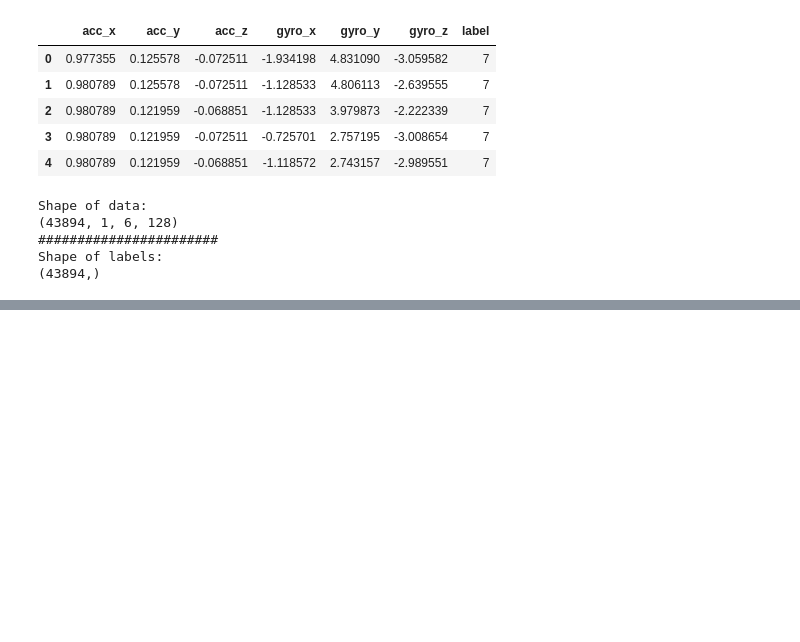
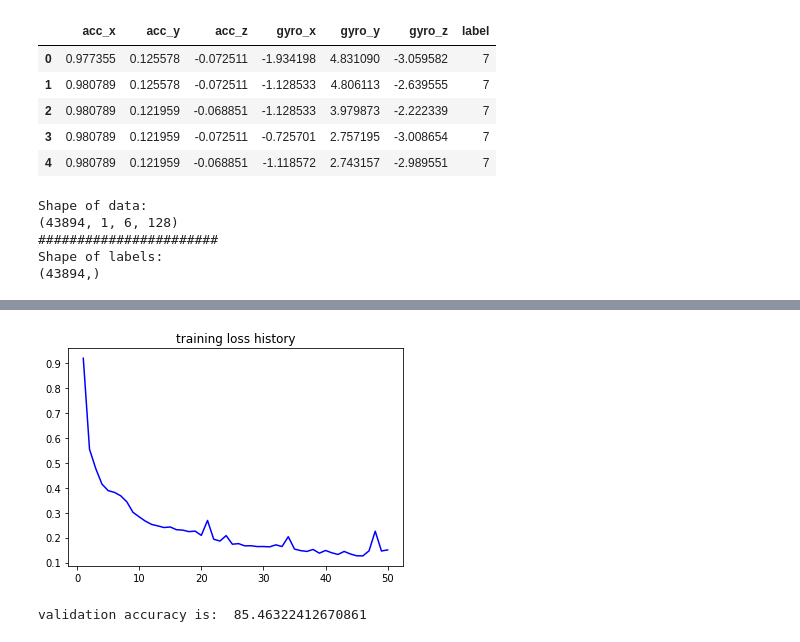
Before and after one commit to TtttttH/COM6911-Team-Juliet, a Jupyter notebook: CNN/CNN_USCHAD.ipynb, the cells around one changed output, grey strips where cells are left out. Drawn from its saved outputs; the diff is of its cells as text; code cells hidden in the pictures; blank space fills up the shorter version.

```diff
--- a/CNN/CNN_USCHAD.ipynb
+++ b/CNN/CNN_USCHAD.ipynb
@@ -135,31 +135,37 @@ class CNN(nn.Module):
 model = CNN().to(device)
 # %%
 # hyperparameters
-epoches = 7
-lr = 0.0001
+epoches = 50
+lr = 0.01
 criterion = nn.CrossEntropyLoss()
-optimizer = optim.SGD(model.parameters(),lr=lr, weight_decay=0.0001)
+optimizer = optim.SGD(model.parameters(),lr=lr, weight_decay=0.0001,momentum = 0.8)
 # %%
 # training
 loss_list = []
 for epoch in range(epoches):
     acc = 0
+    correct = 0
+    total = 0
+    loss_num = 0
+    runtime_loss = 0
     for (imgs,labels) in train_loader:
         imgs = imgs.reshape(len(imgs),1,32,24)
-
         imgs = imgs.to(device)
         labels = labels.type(torch.LongTensor)
         labels = labels.to(device)
+        optimizer.zero_grad()
         outputs = model(imgs)
         loss = criterion(outputs, labels)
-        loss_list.append(loss.item())
+        runtime_loss += loss.item()
         loss.backward()
-        optimizer.zero_grad()
         optimizer.step()
-
-        total = labels.size(0)
-        _, predicted = torch.max(outputs.data, 1)
-        correct = (predicted == labels.to(device).long()).sum().item()
-        acc = correct / total
-    print("Epoch:",epoch+1, "accuracy:", acc)
+        total += labels.size(0)
+        _,predicted = torch.max(outputs.data,1)
+        correct += (predicted == labels).sum().item()
+        loss_num+=1
+    acc = 100 * correct / total
+    epoch_loss = runtime_loss / loss_num
+    loss_list.append(epoch_loss)
+    loss_num = 0
+    print("Epoch: ",epoch+1, "accuracy: ", acc,' %',"Loss: ",epoch_loss)
 # %% [output]
@@ -184,0 +189,45 @@ device = torch.device("cuda" if torch.cuda.is_available() else "cpu")
+# %%
+import matplotlib.pyplot as plt
+x = []
+for i in range(1,51):
+  x.append(i)
+y = loss_list
+fig = plt.figure()
+plt.plot(x,y,color = 'blue')
+plt.title('training loss history')
+plt.show()
+# %% [output]
+[figure, added]
+# %%
+# validation
+correct_val = 0
+
+total_val = 0
+
+with torch.no_grad():
+
+  for (imgs_val,labels_val) in val_loader:
+
+    imgs_val = imgs_val.reshape(len(imgs_val),1,32,24)
+
+    imgs_val = imgs_val.to(device)
+
+    labels_val = labels_val.type(torch.LongTensor)
+
+    labels_val = labels_val.to(device)
+
+    outputs_val = model(imgs_val)
+
+    labels_val = labels_val.reshape(labels_val.shape[0],)
+
+    predicted_val = torch.max(outputs_val.data,1)[1]
+
+    total_val += labels_val.size(0)
+
+    correct_val += (predicted_val == labels_val).sum().item()
+
+    val_accuracy = 100*correct_val/total_val
+
+print('validation accuracy is: ',val_accuracy)
+# %% [output]
+validation accuracy is:  85.46322412670861
```
Also changed, not shown: parts of 8 cells of this notebook.
